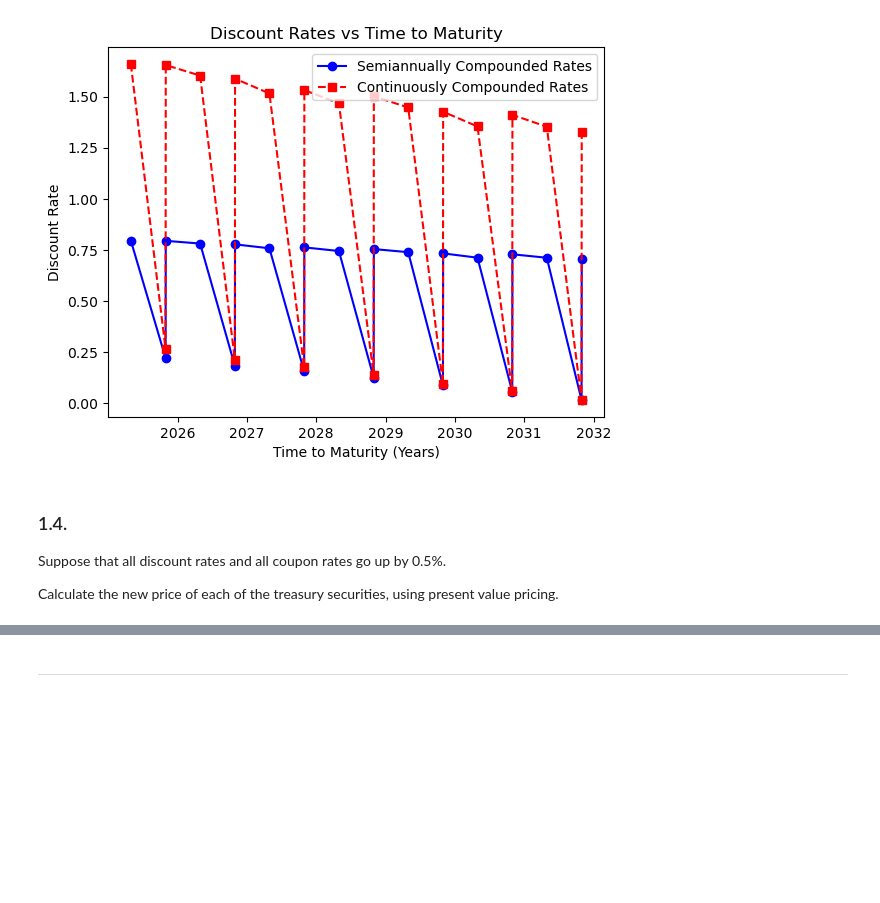
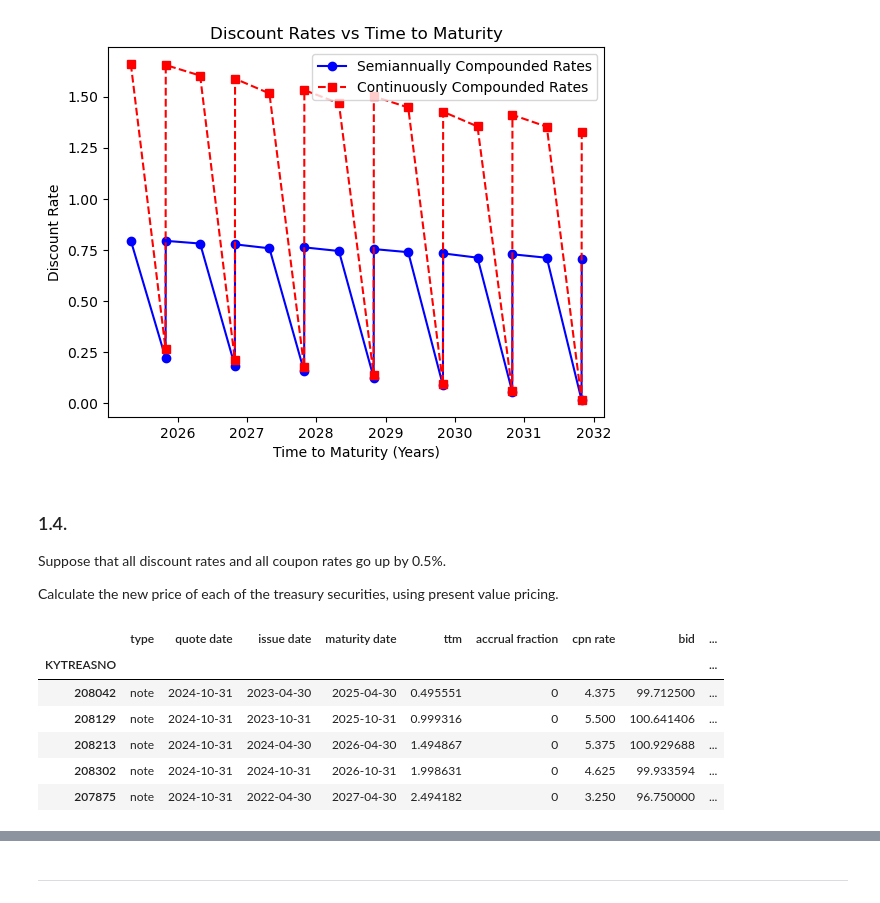
Before and after one commit to aparnaambarapu/finm-fixedincome-2025, a Jupyter notebook: homework/Homework 1 sol_AA.ipynb, the cells around one changed output, grey strips where cells are left out. Drawn from its saved outputs; the diff is of its cells as text; code cells hidden in the pictures; blank space fills up the shorter version.

```diff
--- a/homework/Homework 1 sol_AA.ipynb
+++ b/homework/Homework 1 sol_AA.ipynb
@@ -190,3 +188,15 @@ plt.show()
 Suppose that all discount rates and all coupon rates go up by 0.5\%.
 
 Calculate the new price of each of the treasury securities, using present value pricing.
+# %%
+sel_quotes2 = sel_quotes.copy()
+sel_quotes2["cpn rate"] = sel_quotes2["cpn rate"] + 0.5
+sel_quotes2.head()
+# %% [output]
+|  | type | quote date | issue date | maturity date | ttm | accrual fraction | cpn rate | bid | ... |
+| KYTREASNO |  |  |  |  |  |  |  |  | ... |
+| 208042 | note | 2024-10-31 | 2023-04-30 | 2025-04-30 | 0.495551 | 0 | 4.375 | 99.712500 | ... |
+| 208129 | note | 2024-10-31 | 2023-10-31 | 2025-10-31 | 0.999316 | 0 | 5.500 | 100.641406 | ... |
+| 208213 | note | 2024-10-31 | 2024-04-30 | 2026-04-30 | 1.494867 | 0 | 5.375 | 100.929688 | ... |
+| 208302 | note | 2024-10-31 | 2024-10-31 | 2026-10-31 | 1.998631 | 0 | 4.625 | 99.933594 | ... |
+| 207875 | note | 2024-10-31 | 2022-04-30 | 2027-04-30 | 2.494182 | 0 | 3.250 | 96.750000 | ... |
```
Also changed, not shown: parts of 7 cells of this notebook.
